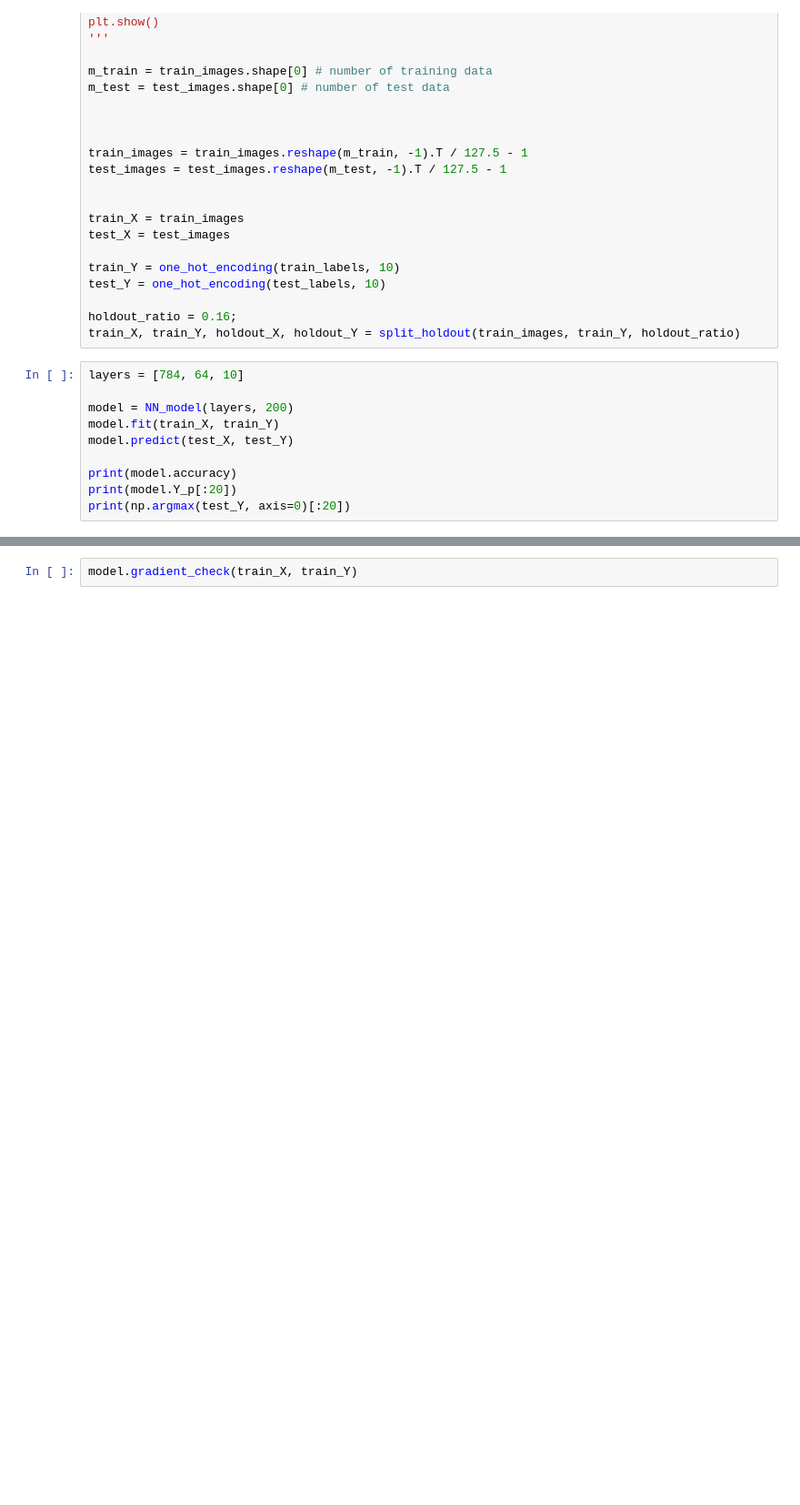
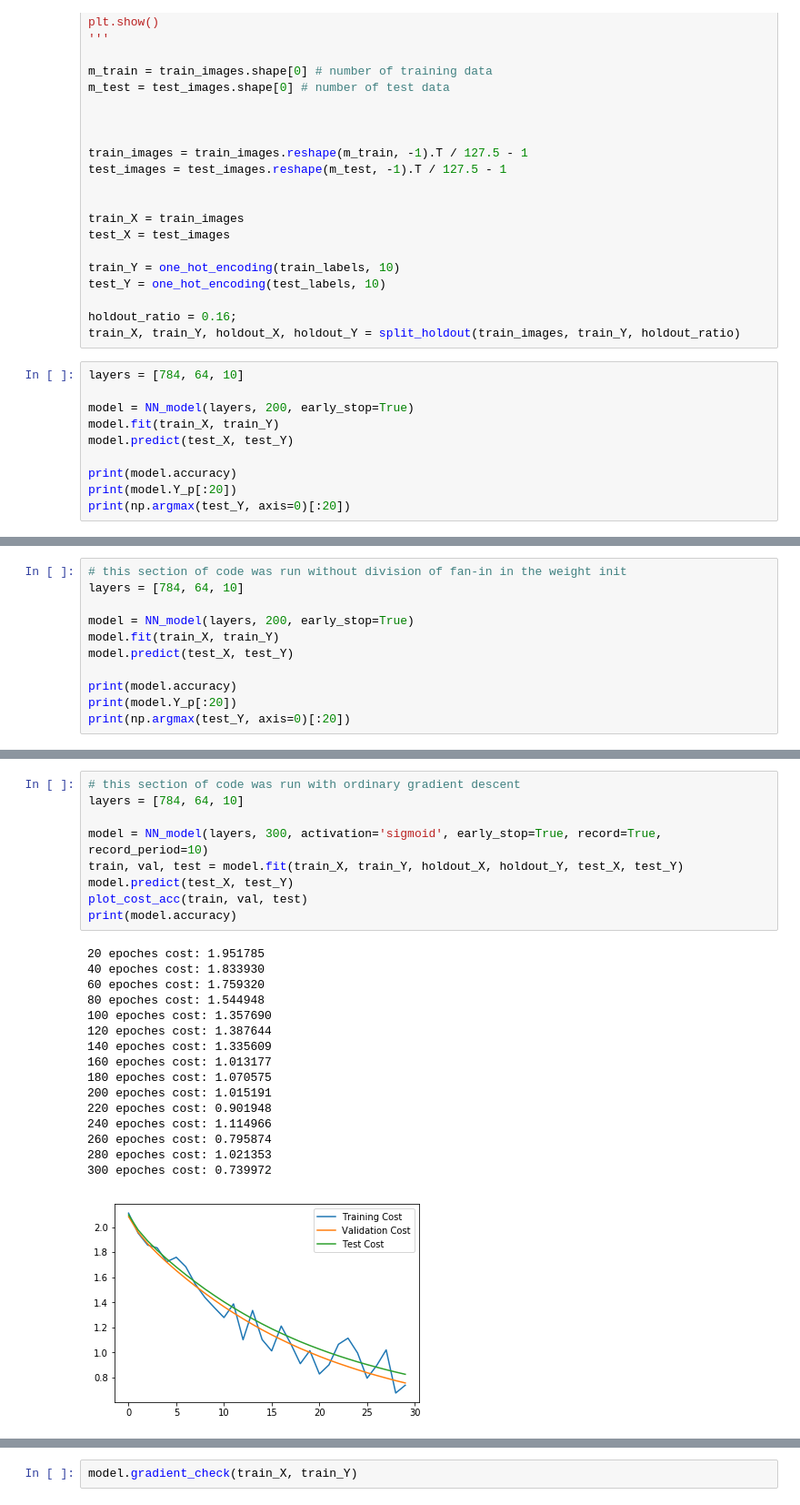
Before and after one commit to Fnjn/UCSD-CSE-253, a Jupyter notebook: hw2/hw2.ipynb, the cells around one changed output, grey strips where cells are left out. Shown at 91% size. Cells and saved outputs as stored; diff of their text form; blank space fills up the shorter version.

```diff
--- a/hw2/hw2.ipynb
+++ b/hw2/hw2.ipynb
@@ -43,7 +46,7 @@ train_X, train_Y, holdout_X, holdout_Y = split_holdout(train_images, train_Y, ho
 # %%
 layers = [784, 64, 10]
 
-model = NN_model(layers, 200)
+model = NN_model(layers, 200, early_stop=True)
 model.fit(train_X, train_Y)
 model.predict(test_X, test_Y)
 
@@ -65,2 +68,13 @@ print(np.argmax(test_Y, axis=0)[:20])
 [7 2 1 0 4 1 4 9 6 9 0 6 9 0 1 5 9 7 3 4]
 [7 2 1 0 4 1 4 9 5 9 0 6 9 0 1 5 9 7 3 4]
+# %%
+# this section of code was run without division of fan-in in the weight init
+layers = [784, 64, 10]
+
+model = NN_model(layers, 200, early_stop=True)
+model.fit(train_X, train_Y)
+model.predict(test_X, test_Y)
+
+print(model.accuracy)
+print(model.Y_p[:20])
+print(np.argmax(test_Y, axis=0)[:20])
@@ -66,0 +95,26 @@ print(np.argmax(test_Y, axis=0)[:20])
+# %%
+# this section of code was run with ordinary gradient descent
+layers = [784, 64, 10]
+
+model = NN_model(layers, 300, activation='sigmoid', early_stop=True, record=True,  record_period=10)
+train, val, test = model.fit(train_X, train_Y, holdout_X, holdout_Y, test_X, test_Y)
+model.predict(test_X, test_Y)
+plot_cost_acc(train, val, test)
+print(model.accuracy)
+# %% [output]
+20 epoches cost: 1.951785
+40 epoches cost: 1.833930
+60 epoches cost: 1.759320
+80 epoches cost: 1.544948
+100 epoches cost: 1.357690
+120 epoches cost: 1.387644
+140 epoches cost: 1.335609
+160 epoches cost: 1.013177
+180 epoches cost: 1.070575
+200 epoches cost: 1.015191
+220 epoches cost: 0.901948
+240 epoches cost: 1.114966
+260 epoches cost: 0.795874
+280 epoches cost: 1.021353
+300 epoches cost: 0.739972
+[figure, added]
```
Also changed, not shown: parts of 7 cells of this notebook, 7 other files.
